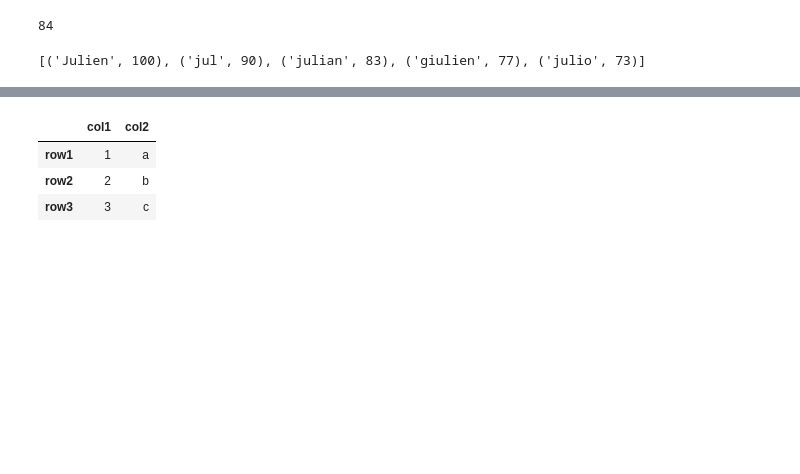
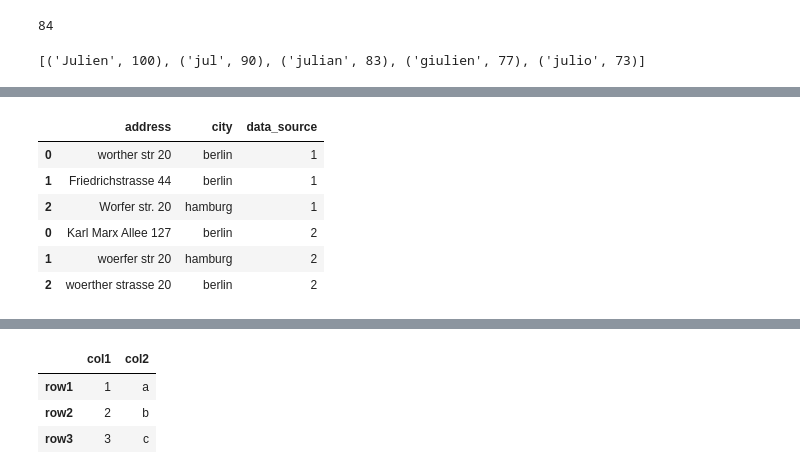
Before and after one commit to massardier/python_memo, a Jupyter notebook: pandas_manipulations.ipynb, the cells around one changed output, grey strips where cells are left out. Drawn from its saved outputs; the diff is of its cells as text; code cells hidden in the pictures; blank space fills up the shorter version.

```diff
--- a/pandas_manipulations.ipynb
+++ b/pandas_manipulations.ipynb
@@ -684,38 +696,28 @@ NameError: name 'categories' is not defined
 # %%
 # record Linkage:
 
-#when the column on which to merge is not exactly the same: link on the most similar
+#! pip install recordlinkage
+
+# when the column on which to merge is not exactly the same: link on the most similar
 import pandas as pd
 import recordlinkage
 
 # blocking: reduce possible pairs by using share column (ex: addresses similar between 2 datasets but city is standard)
 # we block on the city and search pairs within each city
 
 df1 = pd.DataFrame({"address":["worther str 20","Friedrichstrasse 44","Worfer str. 20"],
-                   "city":["berlin","berlin","hamburg"]})
+                   "city":["berlin","berlin","hamburg"],"data_source":[1,1,1]})
 
-df2 = pd.DataFrame({"address":["Karl Marx Allee 129", "woerfer str 20", "woerther strasse 20"],
-                   "city":["berlin","hamburg","berlin"]})
+df2 = pd.DataFrame({"address":["Karl Marx Allee 127", "woerfer str 20", "woerther strasse 20"],
+                   "city":["berlin","hamburg","berlin"], "data_source":[2,2,2]})
 
-
-# first create an indexer:
-indexer = recordlinkage.Index()
-indexer.block('city')
-
-# create pairs
-pairs = indexer.index(df1, df2)
-
-# compare
-comp = recordlinkage.Compare()
-comp.exact('city','city', label = 'city')
-comp.string('address','address',threshold=0.7, label='address')
-
-possible_matches = comp.compute(pairs, df1,df2)
-
-# matches on both columns:
-matches = possible_matches[possible_matches.sum(axis=1)==2]
-duplicated_rows = matches.index.get_level_values(1)
-
-
-# unique addresses
-pd.concat([df1,df2.drop(duplicated_rows)])
+# some rows are slightly different:
+pd.concat([df1,df2])
+# %% [output]
+|  | address | city | data_source |
+| 0 | worther str 20 | berlin | 1 |
+| 1 | Friedrichstrasse 44 | berlin | 1 |
+| 2 | Worfer str. 20 | hamburg | 1 |
+| 0 | Karl Marx Allee 127 | berlin | 2 |
+| 1 | woerfer str 20 | hamburg | 2 |
+| 2 | woerther strasse 20 | berlin | 2 |
```
Also changed, not shown: parts of 14 cells of this notebook.
